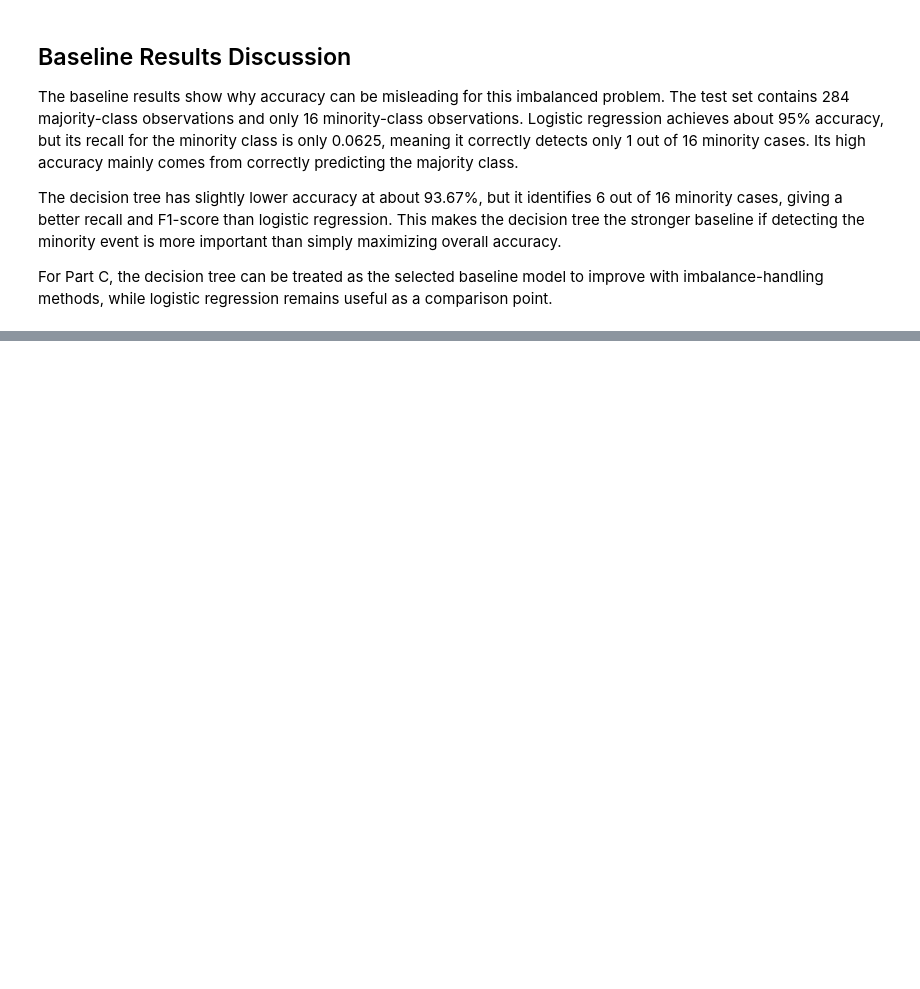
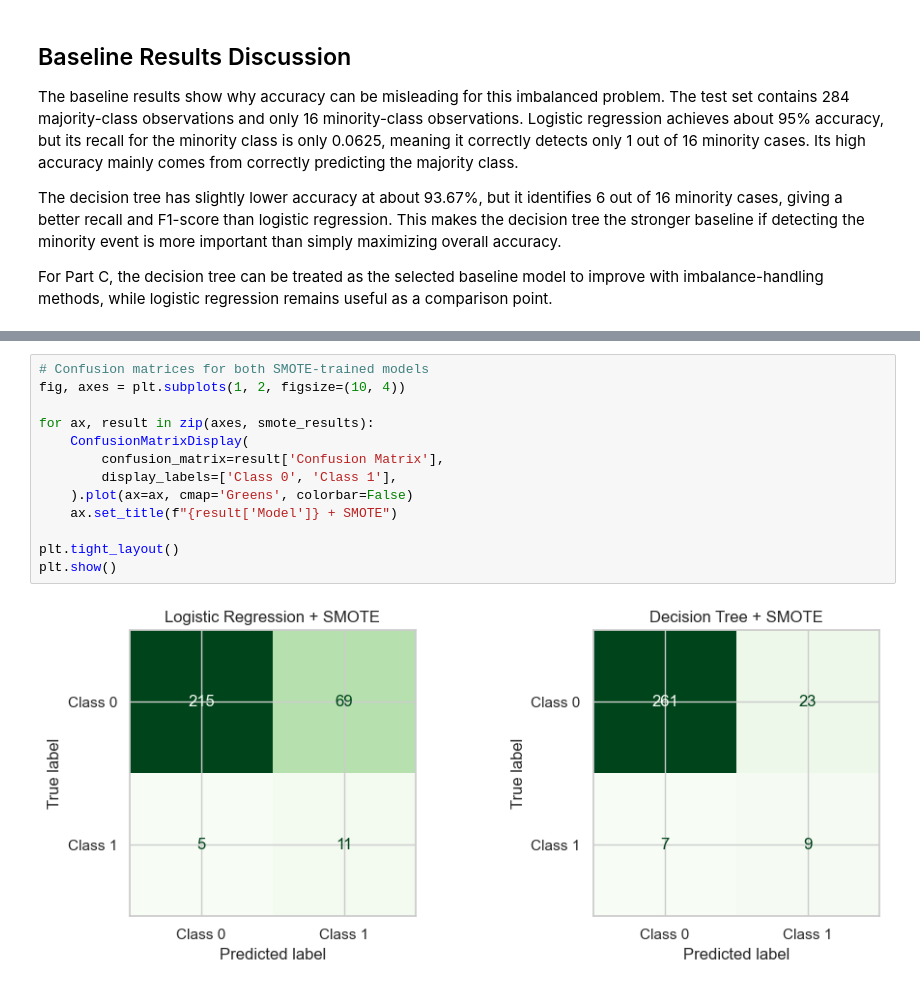
Before and after one commit to muzaffarizamuddin/machine_learning_assg_2, a Jupyter notebook: main.ipynb, the cells around one changed output, grey strips where cells are left out. Cells and saved outputs as stored; diff of their text form; blank space fills up the shorter version.

Commit message:
added Smote

```diff
--- a/main.ipynb
+++ b/main.ipynb
@@ -220,0 +318,15 @@ For Part C, the decision tree can be treated as the selected baseline model to i
+# %%
+# Confusion matrices for both SMOTE-trained models
+fig, axes = plt.subplots(1, 2, figsize=(10, 4))
+
+for ax, result in zip(axes, smote_results):
+    ConfusionMatrixDisplay(
+        confusion_matrix=result['Confusion Matrix'],
+        display_labels=['Class 0', 'Class 1'],
+    ).plot(ax=ax, cmap='Greens', colorbar=False)
+    ax.set_title(f"{result['Model']} + SMOTE")
+
+plt.tight_layout()
+plt.show()
+# %% [output]
+[figure, added]
```
Also changed, not shown: parts of 6 cells of this notebook.
